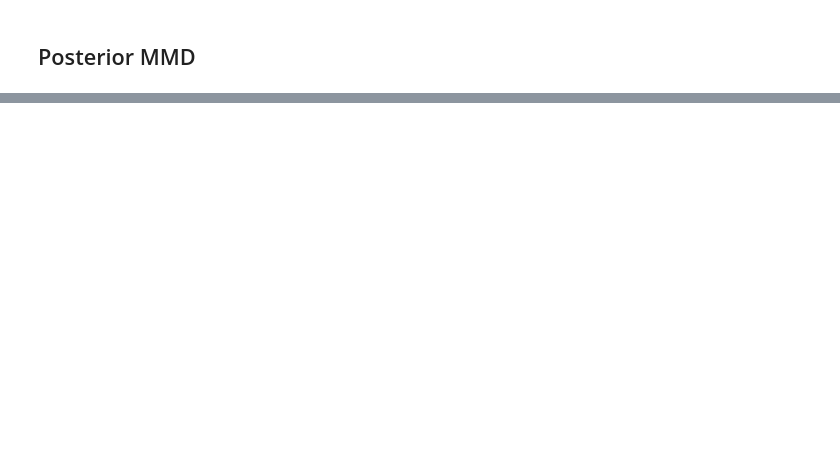
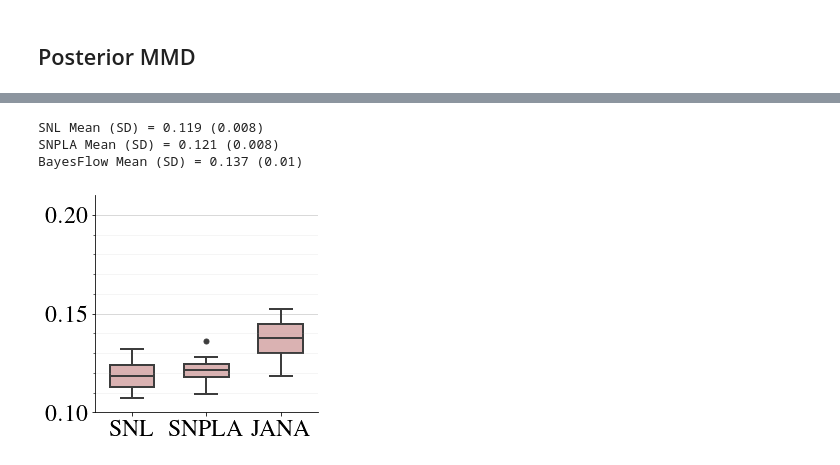
Before and after one commit to bayesflow-org/JANA-Paper, a Jupyter notebook: experiments/two_moons_comparison/evaluation.ipynb, the cells around one changed output, grey strips where cells are left out. Saved outputs shown, nothing was run; the diff lists cells and outputs as text; code cells hidden in the pictures; blank space fills up the shorter version.

```diff
--- a/experiments/two_moons_comparison/evaluation.ipynb
+++ b/experiments/two_moons_comparison/evaluation.ipynb
@@ -712,0 +499,7 @@ plt.savefig("plots/tm_boxplot_posterior.pdf", bbox_inches='tight')
+# %%
+plot_posterior_predictive_boxplot(n_samples=10000)
+# %% [output]
+SNL Mean (SD) = 0.119 (0.008)
+SNPLA Mean (SD) = 0.121 (0.008)
+BayesFlow Mean (SD) = 0.137 (0.01)
+[figure, added]
```
Also changed, not shown: parts of 48 cells of this notebook.
